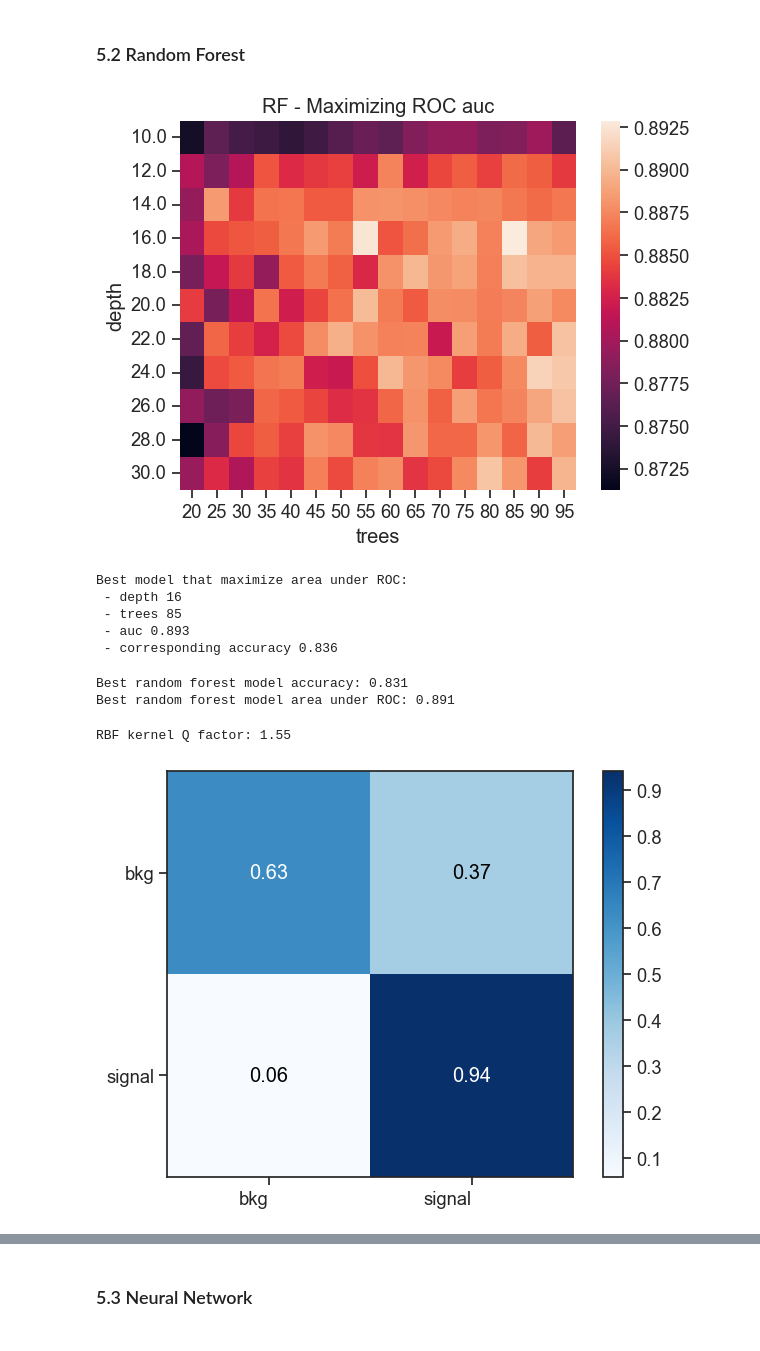
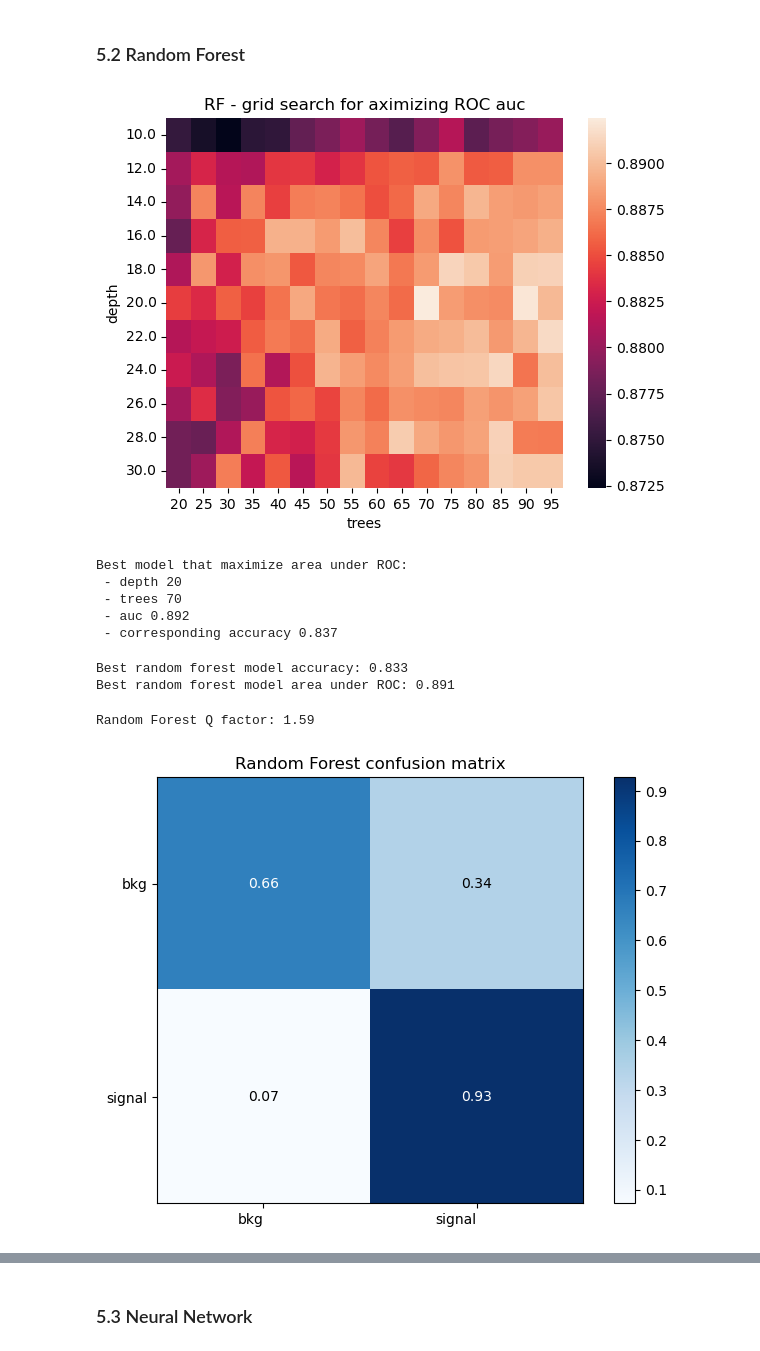
Before and after one commit to LauraRavagnani/LCP_projects_Y6, a Jupyter notebook: Project.ipynb, the cells around one changed output, grey strips where cells are left out. Drawn from its saved outputs; the diff is of its cells as text; code cells hidden in the pictures.

```diff
--- a/Project.ipynb
+++ b/Project.ipynb
@@ -381,7 +398,7 @@ for i in range(0, len(l_sig)):
     if i == 0:
         p_cumulative = 100 * np.sum(l_sorted_sig[0]) / np.sum(l_sorted_sig)
     else:
-        p_cumulative = 100 * np.sum(l_sorted_sig[0:i]) / np.sum(l_sorted_sig)
+        p_cumulative = 100 * np.sum(l_sorted_sig[0:i+1]) / np.sum(l_sorted_sig)
     p_single = 100 * np.sum(l_sorted_sig[i]) / np.sum(l_sorted_sig)
     perc_sig_cumulative.append(p_cumulative)
     perc_sig_single.append(p_single)
@@ -452,7 +469,7 @@ for i in range(0, len(l_sig)):
     if i == 0:
         p_cumulative = 100 * np.sum(l_sorted_bkg[0]) / np.sum(l_sorted_bkg)
     else:
-        p_cumulative = 100 * np.sum(l_sorted_bkg[0:i]) / np.sum(l_sorted_bkg)
+        p_cumulative = 100 * np.sum(l_sorted_bkg[0:i+1]) / np.sum(l_sorted_bkg)
     p_single = 100 * np.sum(l_sorted_bkg[i]) / np.sum(l_sorted_bkg)
     perc_bkg_cumulative.append(p_cumulative)
     perc_bkg_single.append(p_single)
@@ -760,7 +781,7 @@ for t in trees:
 AUC = pd.DataFrame(np.array(AUC), columns=['depth', 'trees', 'auc', 'acc'])
 grid_auc = AUC.pivot(index="depth", columns="trees", values="auc")
 sns.heatmap(grid_auc)
-plt.title('RF - Maximizing ROC auc')
+plt.title('RF - grid search for aximizing ROC auc')
 xticks = [i+0.5 for i in range(16)]
 xlab = [i+5 for i in range(15,95) if i%5 == 0]
 plt.xticks(ticks=xticks, labels=xlab, rotation=0)
@@ -768,7 +789,7 @@ yticks = [i+0.5 for i in range(11)]
 plt.yticks(ticks=yticks, rotation=0)
 plt.show()
 # %% [output]
-[figure, old version]
+[figure, new version]
 # %%
 # finding the best parameter model based on ROC
 max_index_auc = np.argmax(AUC['auc'])
@@ -784,10 +805,10 @@ print(' - auc', best_auc)
 print(' - corresponding accuracy', corr_acc)
 # %% [output]
 Best model that maximize area under ROC:
- - depth 16
- - trees 85
- - auc 0.893
- - corresponding accuracy 0.836
+ - depth 20
+ - trees 70
+ - auc 0.892
+ - corresponding accuracy 0.837
 # %%
 # best model based on maximizing auc
 best_model_auc = RandomForestClassifier(n_estimators=best_trees_auc, max_depth=best_depth_auc)
@@ -801,37 +822,40 @@ print(f'Best random forest model accuracy: {best_model_auc_acc:.3f}')
 best_model_auc_auc = skm.roc_auc_score(Y_test1, best_model_prob_auc[:,1])
 print(f'Best random forest model area under ROC: {best_model_auc_auc:.3f}')
 # %% [output]
-Best random forest model accuracy: 0.831
+Best random forest model accuracy: 0.833
 Best random forest model area under ROC: 0.891
 # %%
 # confusion matrix from best model based on auc
 labels, freqs = np.unique(Y_test1, return_counts=True)
 cm_RF = skm.confusion_matrix(Y_test1, best_model_pred_auc)
 cm_RF = cm_RF/freqs[:,None]
-betsRF_Q = cm_RF[1][1]/np.sqrt(cm_RF[0][1])
-print(f'RBF kernel Q factor: {betsRF_Q:.2f}')
+bestRF_Q = cm_RF[1][1]/np.sqrt(cm_RF[0][1])
+print(f'Random Forest Q factor: {bestRF_Q:.2f}')
 
 fig = plt.figure()
 
 imRF = plt.imshow(cm_RF, cmap='Blues', interpolation='nearest')
 plt.xticks([0,1], ['bkg', 'signal'],ha="right",rotation=0)
 plt.yticks([0,1], ['bkg', 'signal'],ha="right",rotation=0)
 
 fmt = '.2f'
 
 thresh = cm_RF.max() / 2.
 for i in range(cm_RF.shape[0]):
     for j in range(cm_RF.shape[1]):
         plt.text(j, i, format(cm_RF[i, j], fmt),
         ha="center", va="center",
         color="white" if cm_RF[i, j] > thresh else "black")
 
 fig.tight_layout()
 fig.colorbar(imRF, location = 'right')
+
+plt.title('Random Forest confusion matrix')
+
 plt.show()
 # %% [output]
-RBF kernel Q factor: 1.55
+Random Forest Q factor: 1.59
-[figure, old version]
+[figure, new version]
 # %%
 # plot ROC
 fpr_rf, tpr_rf, _ = skm.roc_curve(Y_test1, best_model_prob_auc[:,1])
```
Also changed, not shown: parts of 23 cells of this notebook.
